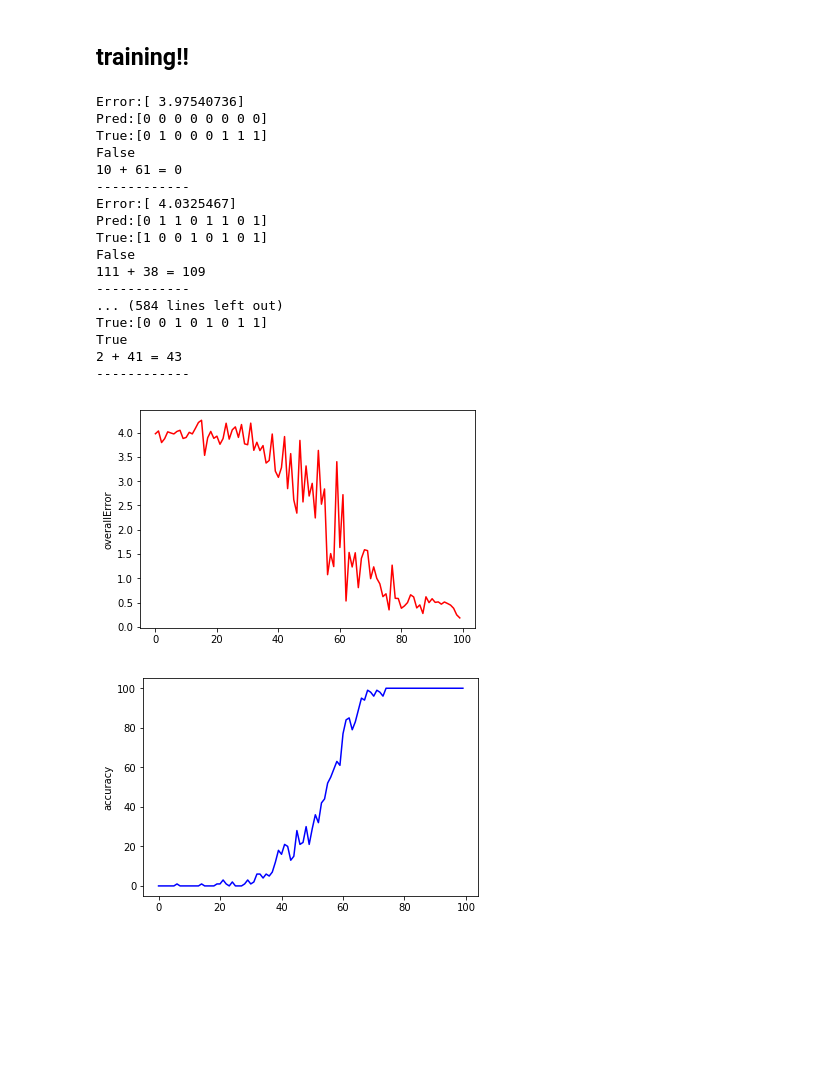
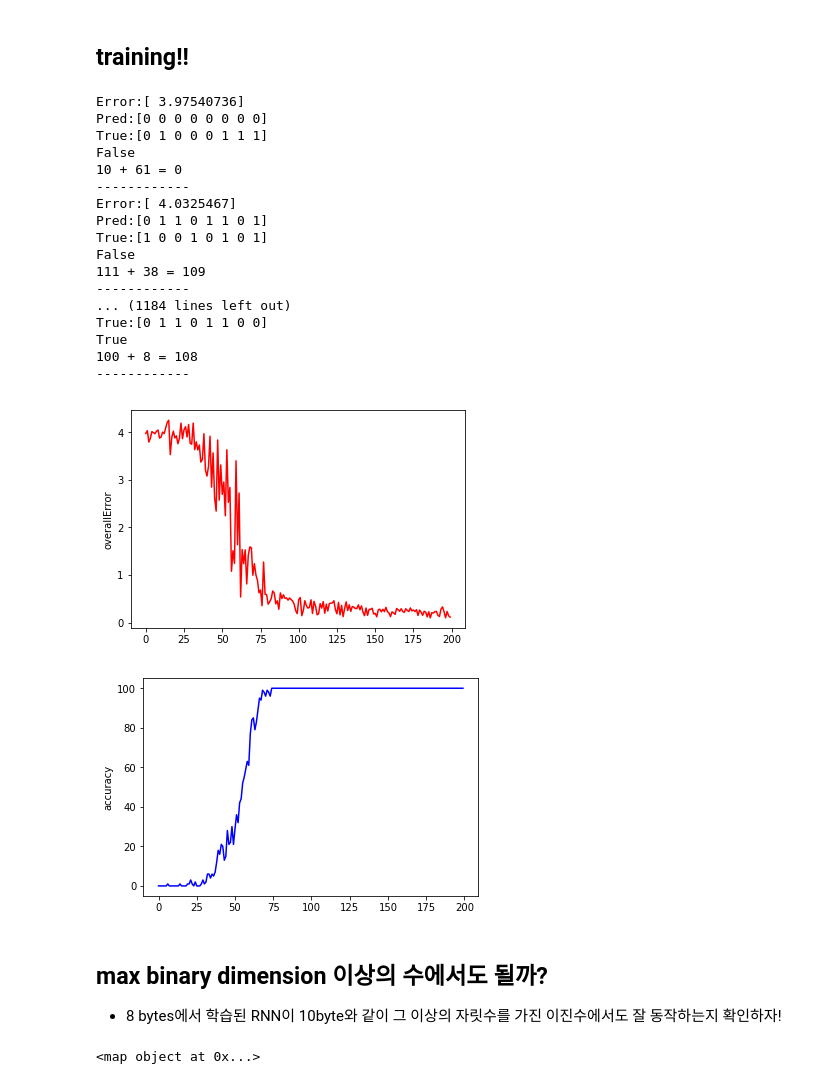
Before and after one commit to jaejun-yoo/RNN-implementation-using-Numpy-binary-digit-addition, a Jupyter notebook: RNN implementation with Numpy (binary addition).ipynb, the cells around one changed output. Saved outputs shown, nothing was run; the diff lists cells and outputs as text; code cells hidden in the pictures; blank space fills up the shorter version.

Commit message:
Add files via upload
RNN implementation using Numpy (binary digit addition)
check if the learned RNN can be extended to the unseen length of digits (e.g. 8 bytes -> 10 bytes)

```diff
--- a/RNN implementation with Numpy (binary addition).ipynb
+++ b/RNN implementation with Numpy (binary addition).ipynb
@@ -92,7 +92,8 @@ accuracy_count = 0
 # %% [markdown]
 ## training!!
 # %%
-for j in range(10000):
+max_iter = 20000
+for j in range(max_iter):
     # 랜덤하게 정수 두 개를 뽑은 후 binary lookup table에서 해당 이진수 가져오기.
     a_int = np.random.randint(1,largest_number//2)
     a = int2binary[a_int]
@@ -221,21 +222,42 @@ True:[1 0 0 1 0 1 0 1]
 False
 111 + 38 = 109
 ------------
-... (584 lines left out)
-True:[0 0 1 0 1 0 1 1]
+... (1184 lines left out)
+True:[0 1 1 0 1 1 0 0]
 True
-2 + 41 = 43
+100 + 8 = 108
 ------------
 # %%
 #print(overallError_history)
-x_range = range(100)
+x_range = range(max_iter//100)
 plt.plot(x_range,overallError_history,'r-')
 plt.ylabel('overallError')
 plt.show()
 
 plt.plot(x_range,accuracy_history,'b-')
 plt.ylabel('accuracy')
 plt.show()
 # %% [output]
-[figure, old version]
+[figure, new version]
-[figure, old version]
+[figure, new version]
+# %% [markdown]
+## max binary dimension 이상의 수에서도 될까?
+
+* 8 bytes에서 학습된 RNN이 10byte와 같이 그 이상의 자릿수를 가진 이진수에서도 잘 동작하는지 확인하자!
+# %%
+# Test for the codes (garbage)
+# ====================================================== #
+#int('{0:09b}'.format(6))
+#list(format(6, "08b"))
+#results = list(map(int, list(format(6, "08b"))))
+#results
+#str(10)+"b"
+# ====================================================== #
+
+# create a binary digit over 8 bytes
+max_binary_dim = 10
+largest_number = pow(2,max_binary_dim)
+digit_key = "0"+str(max_binary_dim)+"b"
+np.array(list(map(int,list(format(6, digit_key)))))
+# %% [output]
+<map object at 0x...>
```
Also changed, not shown: parts of 4 cells of this notebook.
